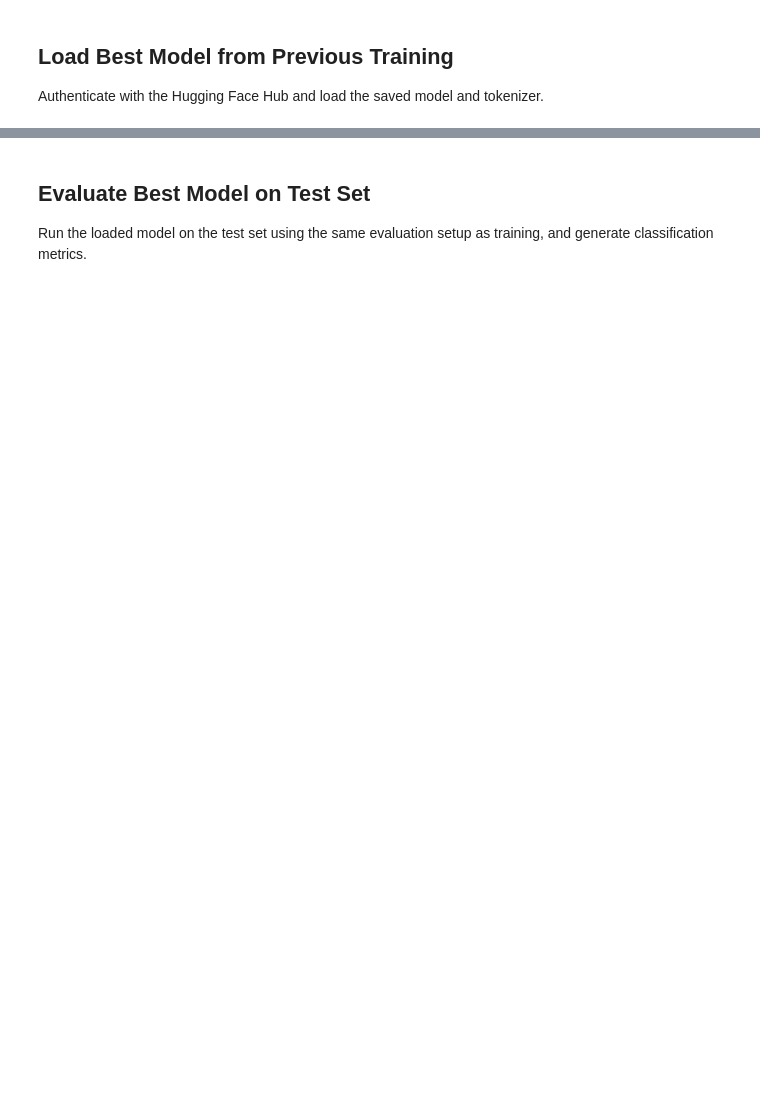
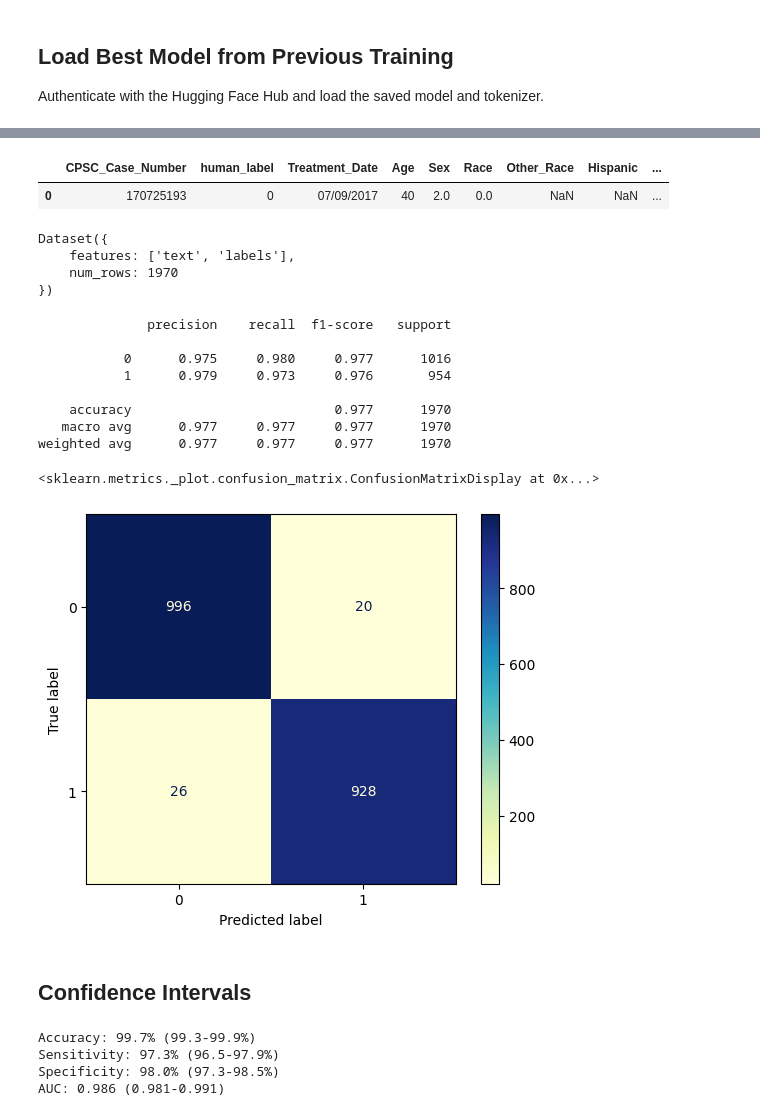
Before and after one commit to DevJGraham/neiss_pedestrian_accounts, a Jupyter notebook: neiss_colab.ipynb, the cells around one changed output, grey strips where cells are left out. Saved outputs shown, nothing was run; the diff lists cells and outputs as text; code cells hidden in the pictures; blank space fills up the shorter version.

```diff
--- a/neiss_colab.ipynb
+++ b/neiss_colab.ipynb
@@ -253,4 +291,4 @@ print(trainer.state.best_model_checkpoint)
 # replace with whatever checkpoint you decide
 # This will change after each new model training
 
-model = AutoModelForSequenceClassification.from_pretrained("./results/checkpoint-784")
+model = AutoModelForSequenceClassification.from_pretrained("./results/checkpoint-2444")
@@ -267,7 +303,7 @@ model.eval()
 model.to('cuda')
 
 train_loader = DataLoader(
-    results['train'].remove_columns(['text']),
+    dataset['train'].remove_columns(['text']),
     batch_size=8,
     collate_fn=data_collator
 )
@@ -376,40 +339,60 @@ notebook_login()
 # %%
-model = AutoModelForSequenceClassification.from_pretrained('DevJGraham/neiss_clf_bert_uncased')
+model = AutoModelForSequenceClassification.from_pretrained('DevJGraham/neiss_clf_bert_uncased_v3')
+tokenizer = AutoTokenizer.from_pretrained('DevJGraham/neiss_clf_bert_uncased_v3')
-# %%
-tokenizer = AutoTokenizer.from_pretrained('DevJGraham/neiss_clf_bert_uncased')
-# %% [markdown]
-## Evaluate Best Model on Test Set
-
-Run the loaded model on the test set using the same evaluation setup as training, and generate classification metrics.
+# %%
+holdout.head(1)
+# %% [output]
+|  | CPSC_Case_Number | human_label | Treatment_Date | Age | Sex | Race | Other_Race | Hispanic | ... |
+| 0 | 170725193 | 0 | 07/09/2017 | 40 | 2.0 | 0.0 | NaN | NaN | ... |
+# %%
+holdout_dataset
+# %% [output]
+Dataset({
+    features: ['text', 'labels'],
+    num_rows: 1970
+})
 # %%
+data_collator = DataCollatorWithPadding(tokenizer=tokenizer)
+
 # Set the model to evaluation mode (disables dropout and gradient tracking for layers that behave differently during training)
 model.eval()
 
 # Move the model to Compute Unified Device Architecture (cuda), a parallel computing platform and application programming interface (API) model created by NVIDIA
 model.to('cuda')
 
-# Loading the data to be batched and collated the same way during eval as it was during training
 train_loader = DataLoader(
-    results['test'].remove_columns(['text']),
-    batch_size=8,
+    dataset['holdout'].remove_columns(['text']),
+    batch_size=4,
     collate_fn=data_collator
 )
 
 all_preds = []
 all_labels = []
 
 with torch.no_grad(): # Does not track gradients for evaluation
   for batch in train_loader:
     # Move each tensor in the batch to the GPU
     batch = {k: v.to('cuda') for k, v in batch.items()}
 
-    # Run the model forward pass and get output logits
     outputs = model(**batch)
-
-    # Select the index of the highest logit as the predicted class
     preds = torch.argmax(outputs.logits, dim=1)
 
     all_preds.extend(preds.cpu().numpy())
     all_labels.extend(batch['labels'].cpu().numpy())
 
 print(classification_report(all_labels, all_preds, digits=3))
+cm_display = ConfusionMatrixDisplay(confusion_matrix(all_labels, all_preds))
+cm_display.plot(cmap='YlGnBu')
+# %% [output]
+              precision    recall  f1-score   support
+
+           0      0.975     0.980     0.977      1016
+           1      0.979     0.973     0.976       954
+
+    accuracy                          0.977      1970
+   macro avg      0.977     0.977     0.977      1970
+weighted avg      0.977     0.977     0.977      1970
+<sklearn.metrics._plot.confusion_matrix.ConfusionMatrixDisplay at 0x...>
+[figure, added]
+# %% [markdown]
+## Confidence Intervals
@@ -415,0 +419,10 @@ print(classification_report(all_labels, all_preds, digits=3))
+# %%
+wilson_ci("Accuracy", 0.997, 1970)
+wilson_ci("Sensitivity", 0.973, 1970) # recall
+wilson_ci("Specificity", 0.980, 1970)
+hanley_mcneil_ci(0.986, 954, 1016)
+# %% [output]
+Accuracy: 99.7% (99.3-99.9%)
+Sensitivity: 97.3% (96.5-97.9%)
+Specificity: 98.0% (97.3-98.5%)
+AUC: 0.986 (0.981-0.991)
```
Also changed, not shown: parts of 61 cells of this notebook.
